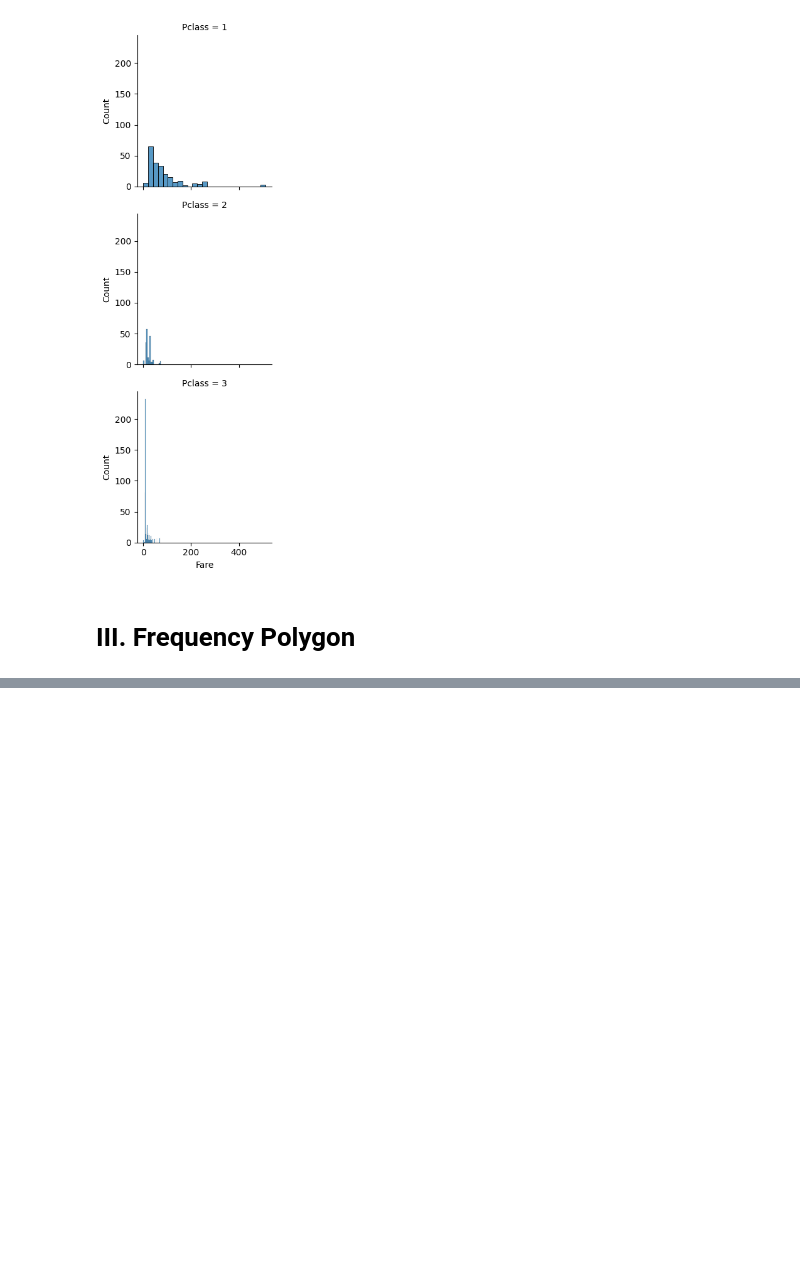
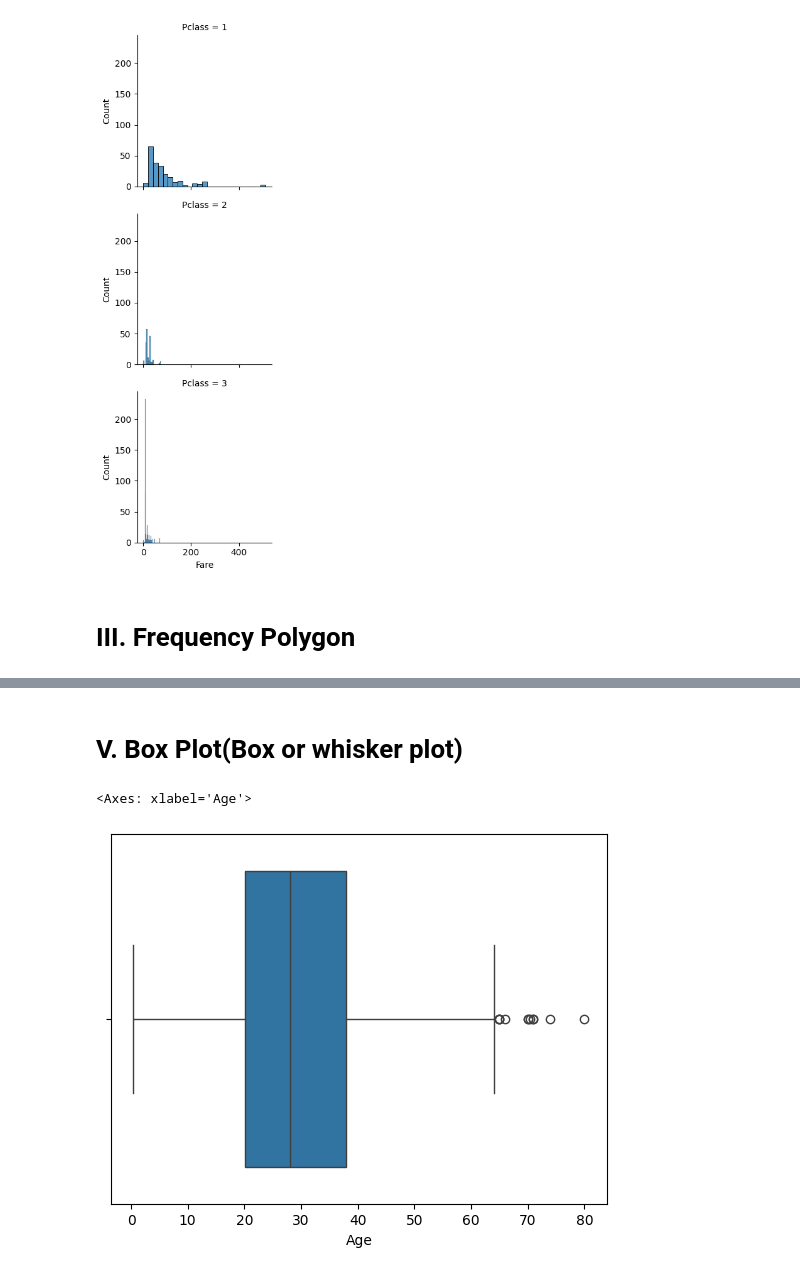
Before and after one commit to Akith-002/titanic_stat, a Jupyter notebook: Graphical_presentation_of_Data.ipynb, the cells around one changed output, grey strips where cells are left out. Drawn from its saved outputs; the diff is of its cells as text; code cells hidden in the pictures; blank space fills up the shorter version.

```diff
--- a/Graphical_presentation_of_Data.ipynb
+++ b/Graphical_presentation_of_Data.ipynb
@@ -232,0 +246,7 @@ g.map(sns.histplot, 'Fare')
+# %% [markdown]
+# **V. Box Plot(Box or whisker plot)**
+# %%
+sns.boxplot(x = df['Age'])
+# %% [output]
+<Axes: xlabel='Age'>
+[figure, added]
```
Also changed, not shown: parts of 15 cells of this notebook.
